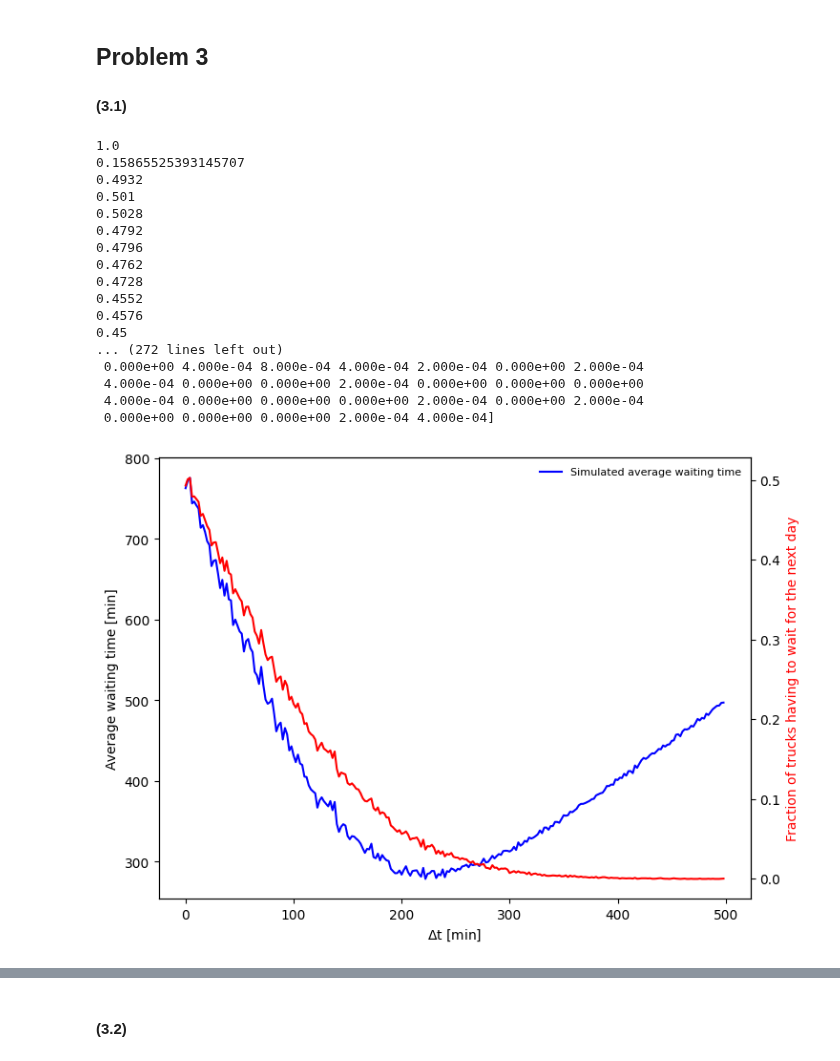
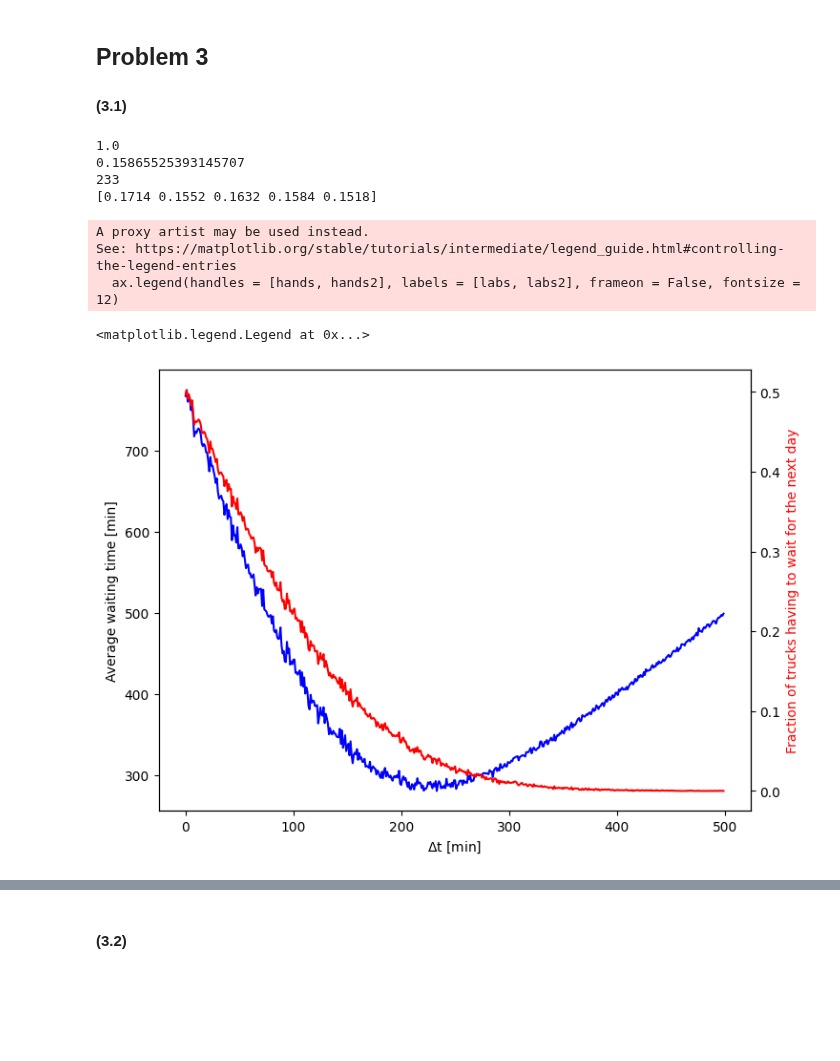
Before and after one commit to PhilKofoed/AppStat2022, a Jupyter notebook: 2022Exam/Exam2022.ipynb, the cells around one changed output, grey strips where cells are left out. Saved outputs shown, nothing was run; the diff lists cells and outputs as text; code cells hidden in the pictures; blank space fills up the shorter version.

```diff
--- a/2022Exam/Exam2022.ipynb
+++ b/2022Exam/Exam2022.ipynb
@@ -150,0 +179,15 @@ print(eom) # eom = 1.8
+# %%
+means = [50, 50]
+cov = [
+    [20**2, 0.6*20*20],
+    [0.6*20*20, 20**2]
+]
+N_points = 50000
+ps = np.zeros(100)
+for i in range(100):
+    x,y = np.random.default_rng().multivariate_normal(means, cov, N_points).T
+    # print(np.corrcoef(x,y))
+    # plt.scatter(x, y, s = 4)
+    p = np.sum(np.logical_and(x > 60, y > 60))/N_points
+    ps[i] = p
+basicinfo(ps)
@@ -340,7 +404,7 @@ print(p) # On average 0.16 will miss the ship.
 
 # Part 2. For what value of ∆t do containers, on average, have the least waiting time?
 N_points = 5000
-dtvalues = np.arange(0, 500, 2)
+dtvalues = np.arange(0, 500, 1)
 results = np.zeros_like(dtvalues, dtype = np.float64)
 fracs = np.zeros_like(dtvalues, dtype = np.float64)
 for idx, dt in enumerate(dtvalues):
@@ -348,50 +412,45 @@ for idx, dt in enumerate(dtvalues):
     xmin = -tsigma * 3
     xmax = dt + tsigma * 4
     ymin = 0
     t_ymax = stats.norm.pdf(0, 0, tsigma)
     s_ymax = stats.norm.pdf(0, 0, ssigma)
     def gauss_pdf_t(x):
         return stats.norm.pdf(x, tmu, tsigma)
     def gauss_pdf_s(x):
         return stats.norm.pdf(x, smu, ssigma)
     tvalues, _, tarea, _ = acceptrejectdata(gauss_pdf_t, xmin, xmax, ymin, t_ymax, N_points)
     svalues, _, sarea, _ = acceptrejectdata(gauss_pdf_s, xmin, xmax, ymin, s_ymax, N_points)
     # plt.hist(tvalues)
     mask = svalues > tvalues
     arrive_before_wait = svalues[mask] - tvalues[mask]
     arrive_after_wait = np.array([24*60 for i in tvalues[~mask]])
     # print(np.mean(np.append(arrive_before_wait, arrive_after_wait)))
     results[idx] = np.mean(np.append(arrive_before_wait, arrive_after_wait))
     hmm = (~mask).sum()/N_points
-    print(hmm)
     fracs[idx] = hmm
+minarg = np.argmin(results)
+print(dtvalues[minarg])
+print(fracs[128:133])
 res = Datahandler((dtvalues, results, np.zeros_like(results)), binneddata=False)
 res.initplot(figsize = (8,6))
-res.quickplot(capsize = 0, xlabel = r"$\Delta$t [min]", ylabel = "Average waiting time [min]", label = "Simulated average waiting time")
+res.quickplot(errorplot=False, xlabel = r"$\Delta$t [min]", ylabel = "Average waiting time [min]", label = "Simulated average waiting time")
 ax = res.ax
 ax2 = ax.twinx()
-print(fracs)
 ax2.plot(dtvalues, fracs, color = "r", label = "Fraction of trucks having to wait for the next day")
 ax2.set_ylabel("Fraction of trucks having to wait for the next day", color = "r")
-res.legend()
+fig = res.fig
+hands, labs = ax.get_legend_handles_labels()
+hands2, labs2 = ax2.get_legend_handles_labels()
+ax.legend(handles = [hands, hands2], labels = [labs, labs2], frameon = False, fontsize = 12)
 
 # best value around dt = 220 with a fraction of 5% which stays
 # %% [output]
 1.0
 0.15865525393145707
-0.4932
-0.501
-0.5028
-0.4792
-0.4796
-0.4762
-0.4728
-0.4552
-0.4576
-0.45
-... (272 lines left out)
- 0.000e+00 4.000e-04 8.000e-04 4.000e-04 2.000e-04 0.000e+00 2.000e-04
- 4.000e-04 0.000e+00 0.000e+00 2.000e-04 0.000e+00 0.000e+00 0.000e+00
- 4.000e-04 0.000e+00 0.000e+00 0.000e+00 2.000e-04 0.000e+00 2.000e-04
- 0.000e+00 0.000e+00 0.000e+00 2.000e-04 4.000e-04]
+233
+[0.1714 0.1552 0.1632 0.1584 0.1518]
+A proxy artist may be used instead.
+See: https://matplotlib.org/stable/tutorials/intermediate/legend_guide.html#controlling-the-legend-entries
+  ax.legend(handles = [hands, hands2], labels = [labs, labs2], frameon = False, fontsize = 12)
+<matplotlib.legend.Legend at 0x...>
-[figure, old version]
+[figure, new version]
```
Also changed, not shown: parts of 12 cells of this notebook, 2 other files.
